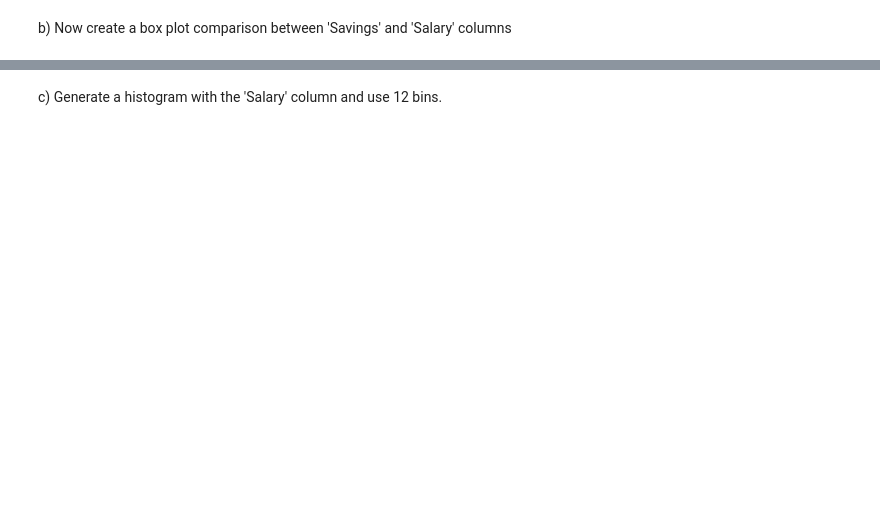
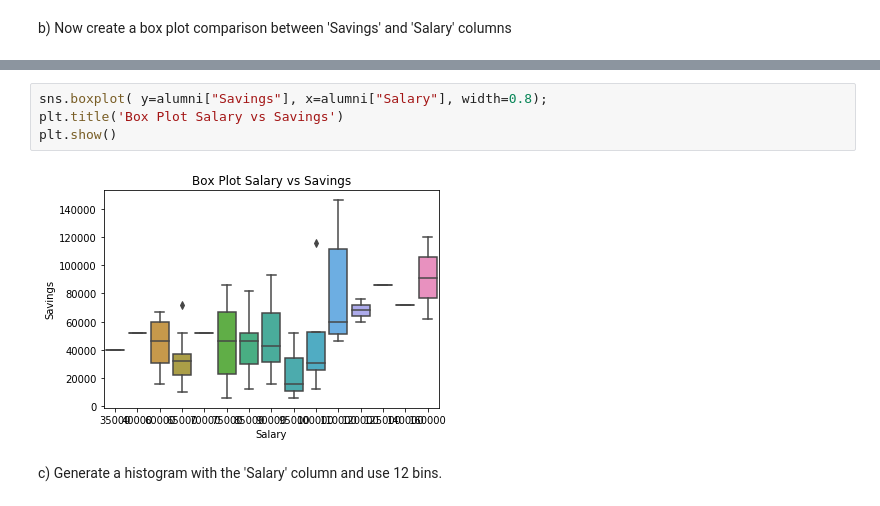
Before and after one commit to LinetN/Pandas_Analysis, a Jupyter notebook: Pandas Analysis Assignment 1.ipynb, the cells around one changed output, grey strips where cells are left out. Drawn from its saved outputs; the diff is of its cells as text; blank space fills up the shorter version.

```diff
--- a/Pandas Analysis Assignment 1.ipynb
+++ b/Pandas Analysis Assignment 1.ipynb
@@ -203,3 +223,9 @@ b) Now create a box plot comparison between 'Savings' and 'Salary' columns
+# %%
+sns.boxplot( y=alumni["Savings"], x=alumni["Salary"], width=0.8);
+plt.title('Box Plot Salary vs Savings')
+plt.show()
+# %% [output]
+[figure, added]
 # %% [markdown]
 c) Generate a histogram with the 'Salary' column and use 12 bins.
 # %%
```
Also changed, not shown: parts of 12 cells of this notebook.
